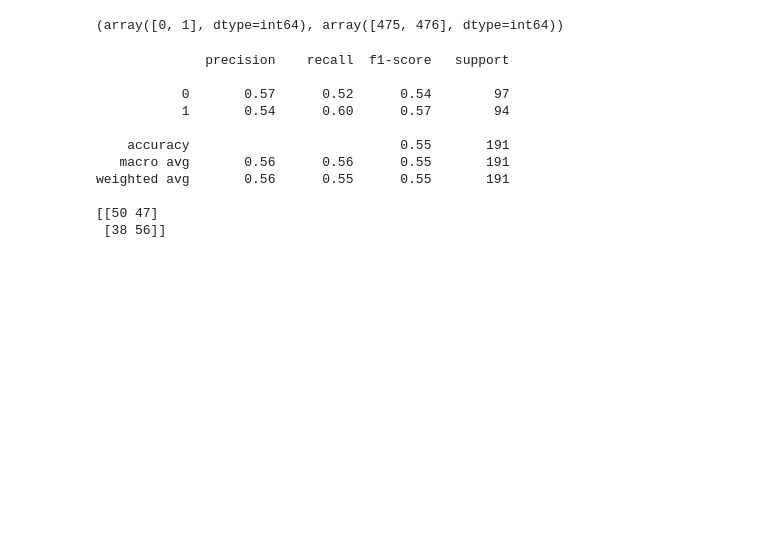
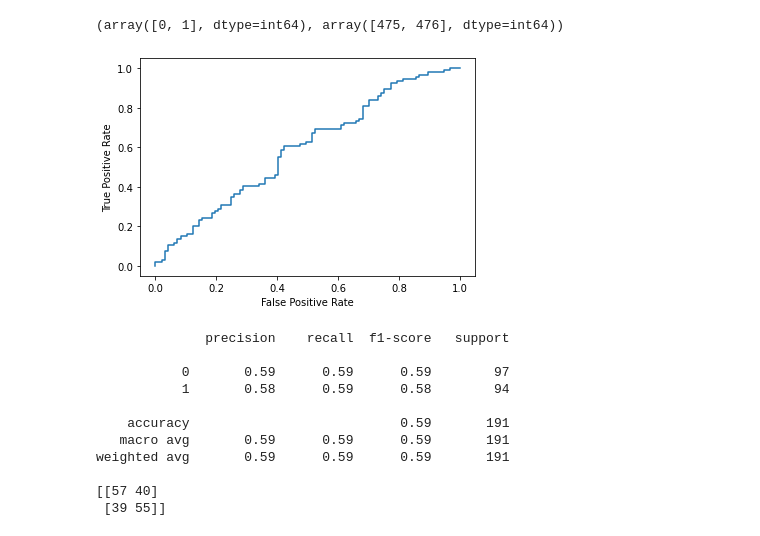
Before and after one commit to kylearbide/Stock-Market-Analysis-EMSE6575, a Jupyter notebook: notebooks/classification/PCA for Stocks.ipynb, the cells around one changed output. Saved outputs shown, nothing was run; the diff lists cells and outputs as text; code cells hidden in the pictures; blank space fills up the shorter version.

```diff
--- a/notebooks/classification/PCA for Stocks.ipynb
+++ b/notebooks/classification/PCA for Stocks.ipynb
@@ -675,32 +676,42 @@ np.unique(y_undersampled, return_counts = True)
 # %% [output]
 (array([0, 1], dtype=int64), array([475, 476], dtype=int64))
 # %%
-X = pd.DataFrame(principalcomponents).iloc[:,0:7]
+X = pd.DataFrame(principalcomponents).iloc[:,0:6]
 X_shift = X.shift(periods=1).dropna()
 X_undersampled = X_shift.iloc[index]
 # %%
 X_train, X_test, y_train, y_test= train_test_split(X_undersampled, y_undersampled, test_size=.2, random_state=3)
 
-clf = RandomForestClassifier(max_depth=3, random_state=0)
+clf = RandomForestClassifier(max_depth=5, random_state=0)
 
 clf.fit(X_train,y_train)
+
+y_pred_proba = clf.predict_proba(X_test)[::,1]
+fpr, tpr, _ = metrics.roc_curve(y_test,  y_pred_proba)
+
+#create ROC curve
+plt.plot(fpr,tpr)
+plt.ylabel('True Positive Rate')
+plt.xlabel('False Positive Rate')
+plt.show()
 
 y_pred= clf.predict(X_test)
 
 print(classification_report(y_test, y_pred))
 print(confusion_matrix(y_test, y_pred))
 # %% [output]
+[figure, added]
               precision    recall  f1-score   support
 
-           0       0.57      0.52      0.54        97
-           1       0.54      0.60      0.57        94
+           0       0.59      0.59      0.59        97
+           1       0.58      0.59      0.58        94
 
-    accuracy                           0.55       191
-   macro avg       0.56      0.56      0.55       191
-weighted avg       0.56      0.55      0.55       191
+    accuracy                           0.59       191
+   macro avg       0.59      0.59      0.59       191
+weighted avg       0.59      0.59      0.59       191
 
-[[50 47]
- [38 56]]
+[[57 40]
+ [39 55]]
 # %%
 y_cat = set_target_classes(3, y)
 y_cat = np.delete(y_cat, 0)
```
Also changed, not shown: parts of 5 cells of this notebook.
